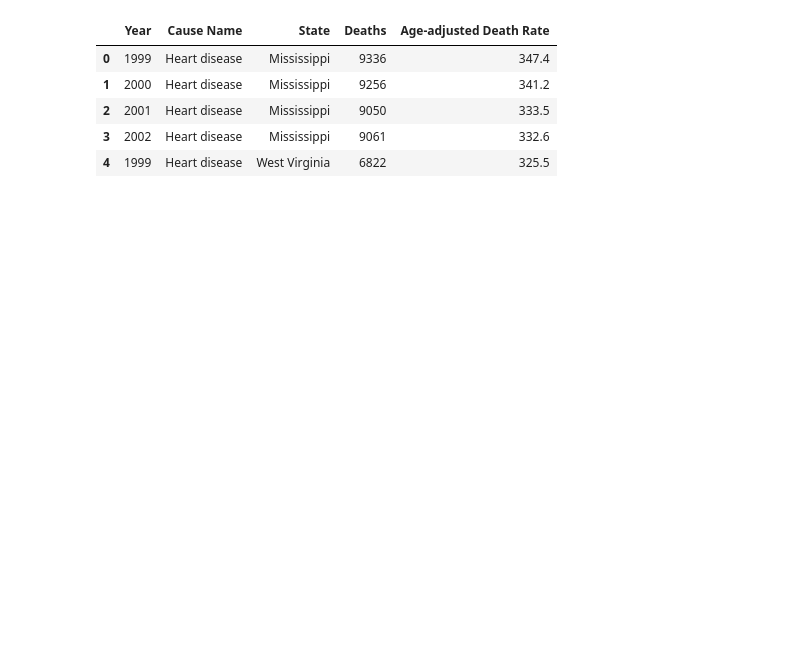
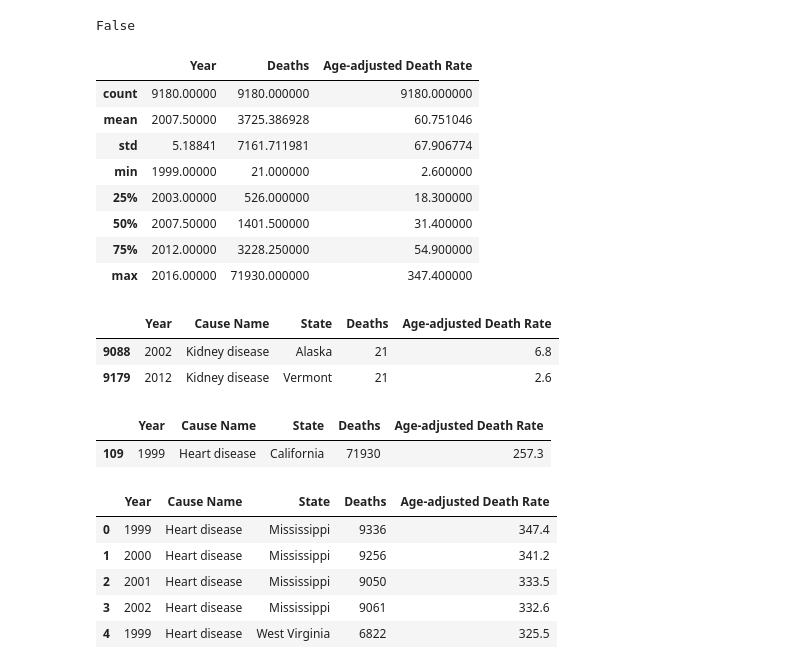
Before and after one commit to lanceeeaton/Leading_Causes_of_Death, a Jupyter notebook: Leading_Causes_of_Death.ipynb, the cells around one changed output. Drawn from its saved outputs; the diff is of its cells as text; code cells hidden in the pictures; blank space fills up the shorter version.

```diff
--- a/Leading_Causes_of_Death.ipynb
+++ b/Leading_Causes_of_Death.ipynb
@@ -10,6 +10,33 @@ death_state_year_cause = pd.read_csv('https://raw.githubusercontent.com/lanceeea
 causes = death_state_year_cause['Cause Name'].unique()
 states = death_state_year_cause['State'].unique()
 years = death_state_year_cause['Year'].unique()
+# %%
+death_state_year_cause.isnull().values.any()
+# %% [output]
+False
+# %%
+death_state_year_cause.describe()
+# %% [output]
+|  | Year | Deaths | Age-adjusted Death Rate |
+| count | 9180.00000 | 9180.000000 | 9180.000000 |
+| mean | 2007.50000 | 3725.386928 | 60.751046 |
+| std | 5.18841 | 7161.711981 | 67.906774 |
+| min | 1999.00000 | 21.000000 | 2.600000 |
+| 25% | 2003.00000 | 526.000000 | 18.300000 |
+| 50% | 2007.50000 | 1401.500000 | 31.400000 |
+| 75% | 2012.00000 | 3228.250000 | 54.900000 |
+| max | 2016.00000 | 71930.000000 | 347.400000 |
+# %%
+death_state_year_cause[death_state_year_cause['Deaths'] == 21.0]
+# %% [output]
+|  | Year | Cause Name | State | Deaths | Age-adjusted Death Rate |
+| 9088 | 2002 | Kidney disease | Alaska | 21 | 6.8 |
+| 9179 | 2012 | Kidney disease | Vermont | 21 | 2.6 |
+# %%
+death_state_year_cause[death_state_year_cause['Deaths'] == 71930.0]
+# %% [output]
+|  | Year | Cause Name | State | Deaths | Age-adjusted Death Rate |
+| 109 | 1999 | Heart disease | California | 71930 | 257.3 |
 # %%
 death_state_year_cause.head()
 # %% [output]
```
Also changed, not shown: parts of 3 cells of this notebook.
